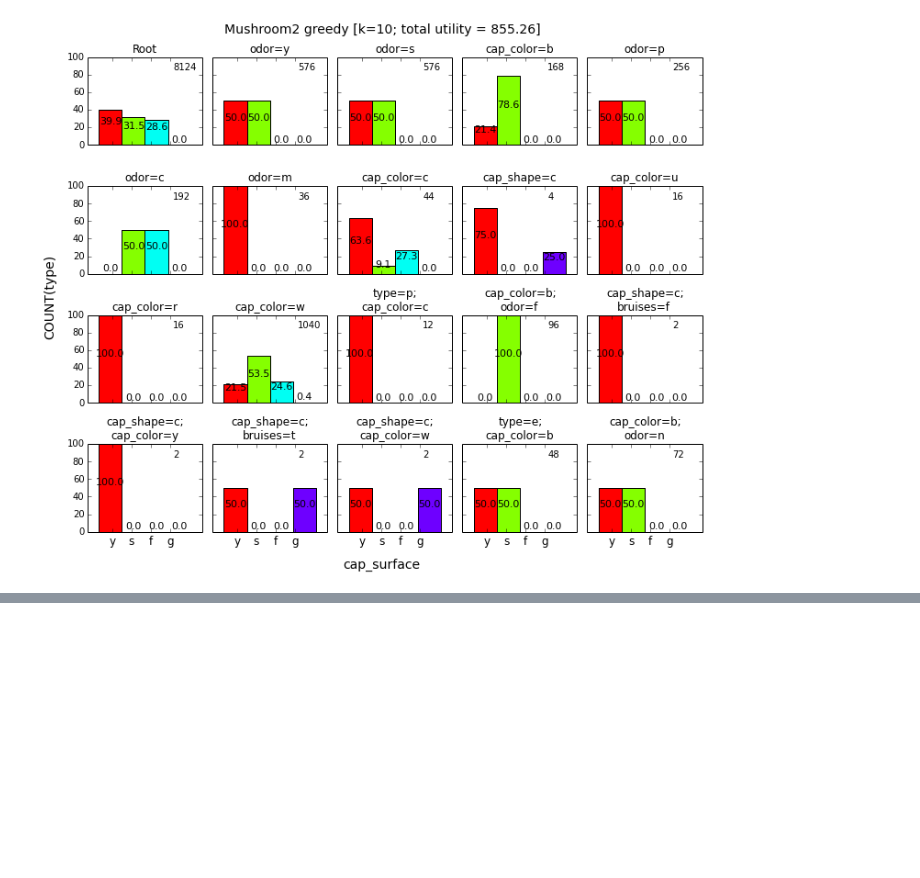
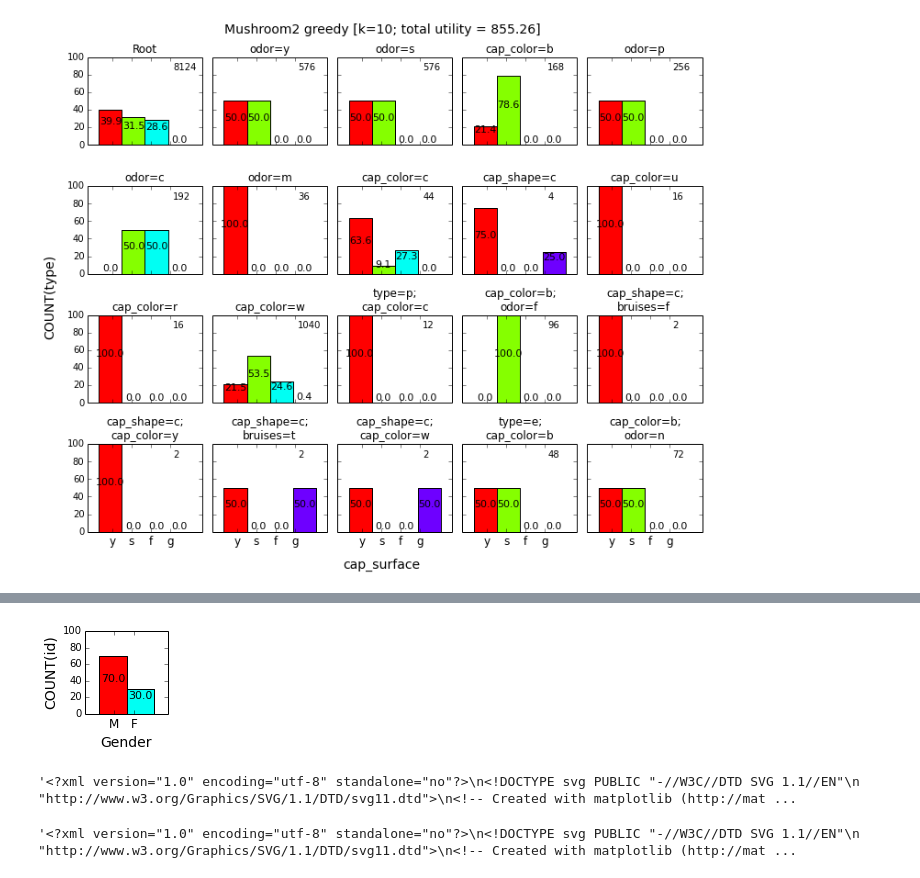
Before and after one commit to dorisjlee/viz-summarization, a Jupyter notebook: ipynb/DebuggingRepeatedViz.ipynb, the cells around one changed output, grey strips where cells are left out. Drawn from its saved outputs; the diff is of its cells as text; code cells hidden in the pictures; blank space fills up the shorter version.

```diff
--- a/ipynb/DebuggingRepeatedViz.ipynb
+++ b/ipynb/DebuggingRepeatedViz.ipynb
@@ -22,0 +39,55 @@ generateDashboard(nodeDicStr,"cap_surface","COUNT(type)",4,"Mushroom2 greedy [k=
+# %%
+import StringIO
+def bar_chart(yVals,xAttrs,xtitle="",ytitle="",title="",top_right_text="", N=1,width=0.1):
+    ind = np.arange(N)  # the x locations for the groups
+    fig, ax = plt.subplots(figsize=(2,2))
+    cmap = get_cmap(len(yVals)+1)
+    rects = []
+    for i in range(len(yVals)):
+        rect = ax.bar(ind + i*width, yVals[i], width, color=cmap(i),  ecolor= "black")
+        rects.append(rect)
+
+
+    ax.set_xlabel(xtitle,fontsize=14)
+    ax.set_ylabel(ytitle,fontsize=14)
+    title = ax.set_title(title,fontsize=12)
+
+    # Left vertical title
+    #title.set_position((1.1,0.9))
+    #title.set_rotation(270)
+
+    xmin = -0.05
+    xmax = 0.25+0.1*(len(yVals)-2)
+    xtickpos = [np.abs(xmin-xmax)/(len(yVals)+2)*(i+0.7) for i in range(len(yVals))]
+    ax.set_xticks(xtickpos)
+    ax.set_xticklabels(xAttrs,fontsize=12)
+    #ax.set_xlabel(xtitle,fontsize=12)
+
+    #ax.legend((rects1[0], rects2[0]), xAttrs)
+    ax.annotate(top_right_text, xy=(0.75, 0.85), xycoords='axes fraction')
+    ax.set_xlim(xmin,xmax)
+    ax.set_ylim((0,100))
+
+    for rect in rects:
+        autolabel(rect, ax)
+    plt.tight_layout()
+    # save as svg string
+    imgdata = StringIO.StringIO()
+    fig.savefig(imgdata, format='svg')
+    imgdata.seek(0)  # rewind the data
+
+    svg_str = imgdata.buf  # this is svg data
+
+    return svg_str
+# %%
+data = bar_chart([70,30],["M","F"],"Gender","COUNT(id)")
+# %% [output]
+[figure, added]
+# %%
+data
+# %% [output]
+'<?xml version="1.0" encoding="utf-8" standalone="no"?>\n<!DOCTYPE svg PUBLIC "-//W3C//DTD SVG 1.1//EN"\n  "http://www.w3.org/Graphics/SVG/1.1/DTD/svg11.dtd">\n<!-- Created with matplotlib (http://mat ...
+# %%
+svg_dta
+# %% [output]
+'<?xml version="1.0" encoding="utf-8" standalone="no"?>\n<!DOCTYPE svg PUBLIC "-//W3C//DTD SVG 1.1//EN"\n  "http://www.w3.org/Graphics/SVG/1.1/DTD/svg11.dtd">\n<!-- Created with matplotlib (http://mat ...
```
Also changed, not shown: parts of 2 cells of this notebook, 6 other files.
